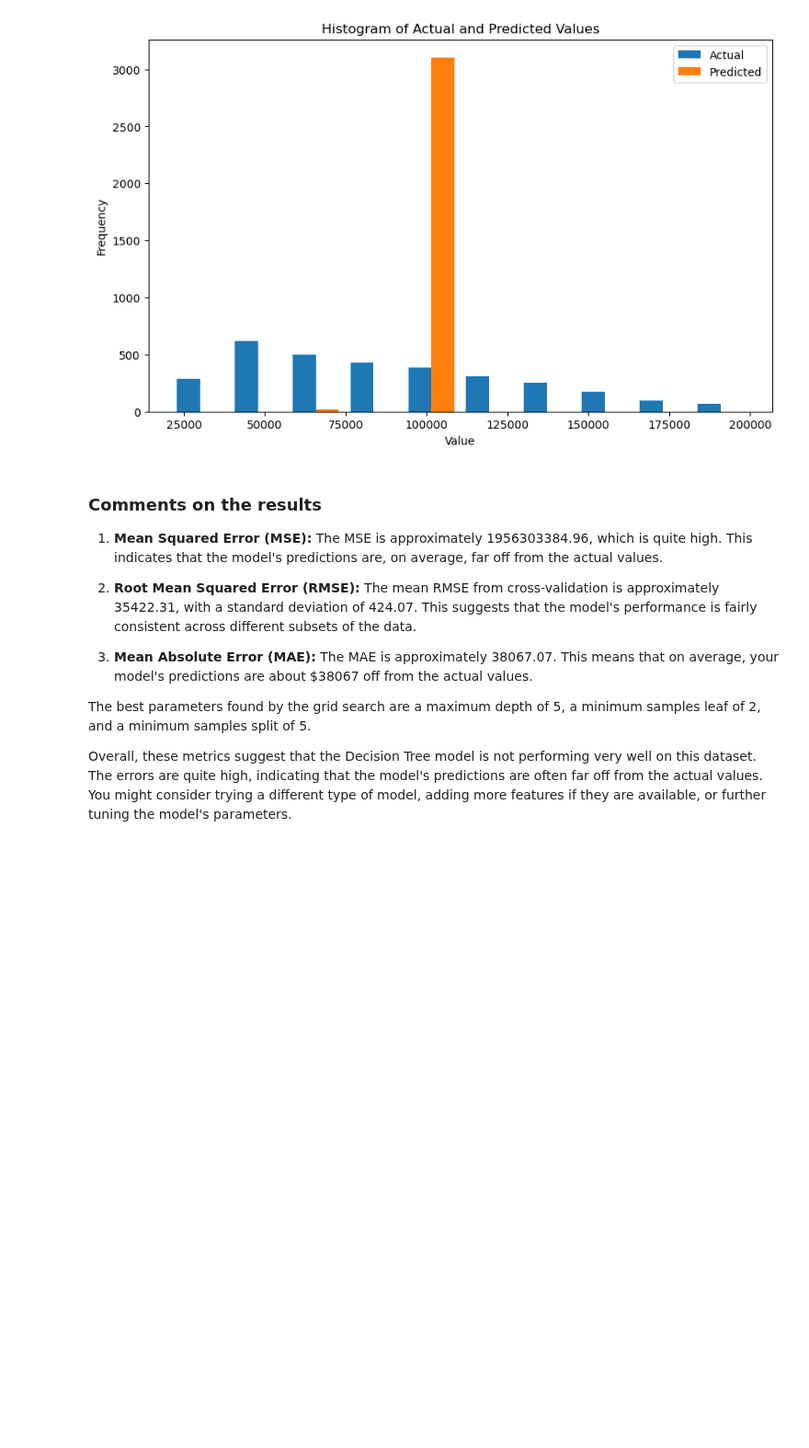
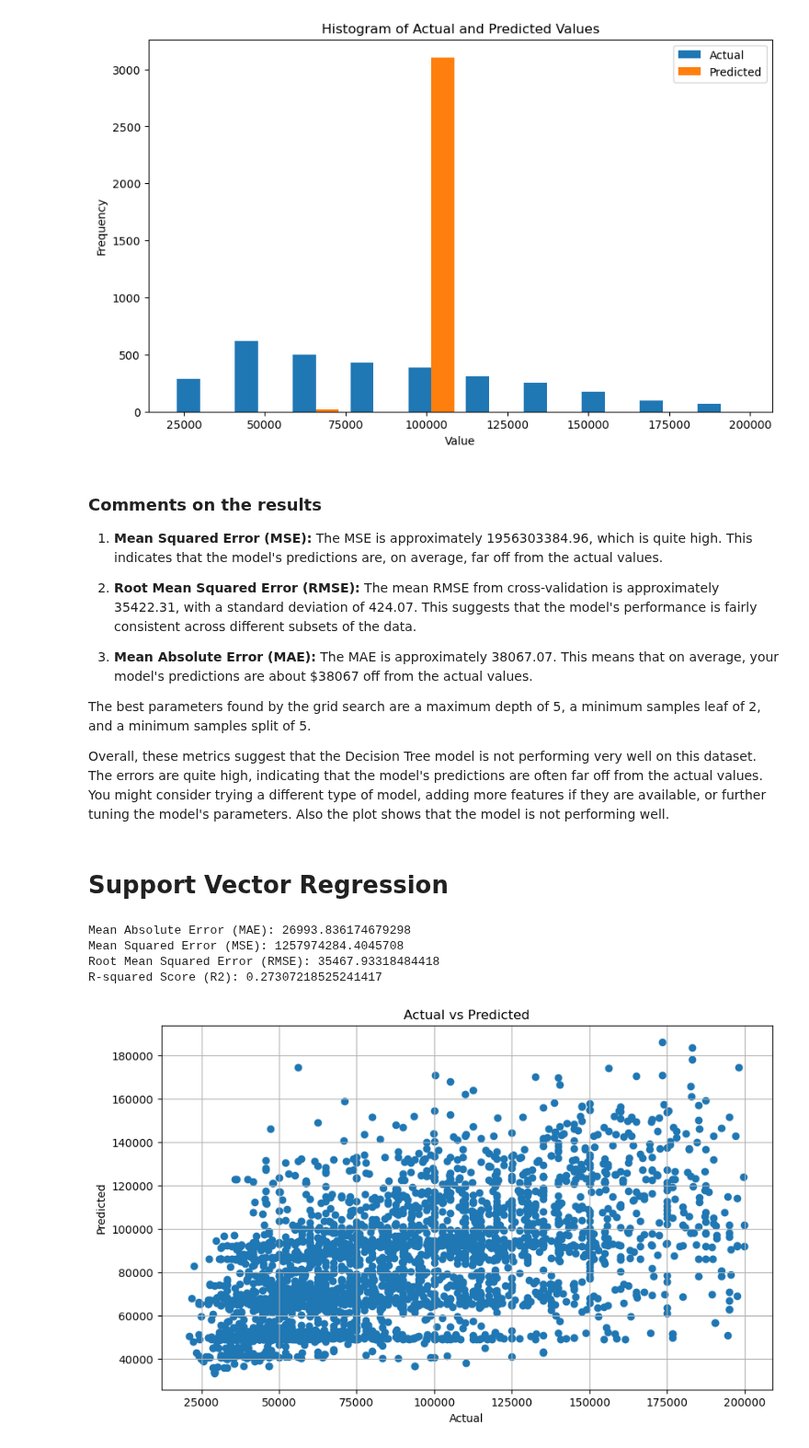
Before and after one commit to Qubi0-0/LinkedInJobSalaryPredict, a Jupyter notebook: model_testing.ipynb, the cells around one changed output. Shown at 92% size. Drawn from its saved outputs; the diff is of its cells as text; code cells hidden in the pictures; blank space fills up the shorter version.

```diff
--- a/model_testing.ipynb
+++ b/model_testing.ipynb
@@ -232,3 +232,47 @@ plt.show()
 The best parameters found by the grid search are a maximum depth of 5, a minimum samples leaf of 2, and a minimum samples split of 5.
 
 Overall, these metrics suggest that the Decision Tree model is not performing very well on this dataset. The errors are quite high, indicating that the model's predictions are often far off from the actual values. You might consider trying a different type of model, adding more features if they are available, or further tuning the model's parameters.
+Also the plot shows that the model is not performing well.
+# %% [markdown]
+# Support Vector Regression
+# %%
+from sklearn.svm import SVR
+
+# Define the model
+svr = SVR(kernel='rbf')
+
+# Fit the model
+svr.fit(X_train_scaled, y_train_scaled.ravel())
+
+# Use the model to make predictions
+y_pred_svr = svr.predict(X_test_scaled)
+
+# Reshape y_pred_svr to a 2D array and inverse transform
+y_pred_svr = y_pred_svr.reshape(-1, 1)
+y_pred_svr = scaler.inverse_transform(y_pred_svr)
+y_pred_svr = y_pred_svr.flatten()
+
+# Calculate metrics
+mae_svr = mean_absolute_error(y_test, y_pred_svr)
+mse_svr = mean_squared_error(y_test, y_pred_svr)
+r2_svr = r2_score(y_test, y_pred_svr)
+
+print(f"Mean Absolute Error (MAE): {mae_svr}")
+print(f"Mean Squared Error (MSE): {mse_svr}")
+print(f"Root Mean Squared Error (RMSE): {np.sqrt(mse_svr)}")
+print(f"R-squared Score (R2): {r2_svr}")
+
+# Plot predicted vs actual values
+plt.figure(figsize=(10, 6))
+plt.scatter(y_test, y_pred_svr)
+plt.xlabel('Actual')
+plt.ylabel('Predicted')
+plt.title('Actual vs Predicted')
+plt.grid(True)
+plt.show()
+# %% [output]
+Mean Absolute Error (MAE): 26993.836174679298
+Mean Squared Error (MSE): 1257974284.4045708
+Root Mean Squared Error (RMSE): 35467.93318484418
+R-squared Score (R2): 0.27307218525241417
+[figure, added]
```
Also changed, not shown: parts of 5 cells of this notebook.
